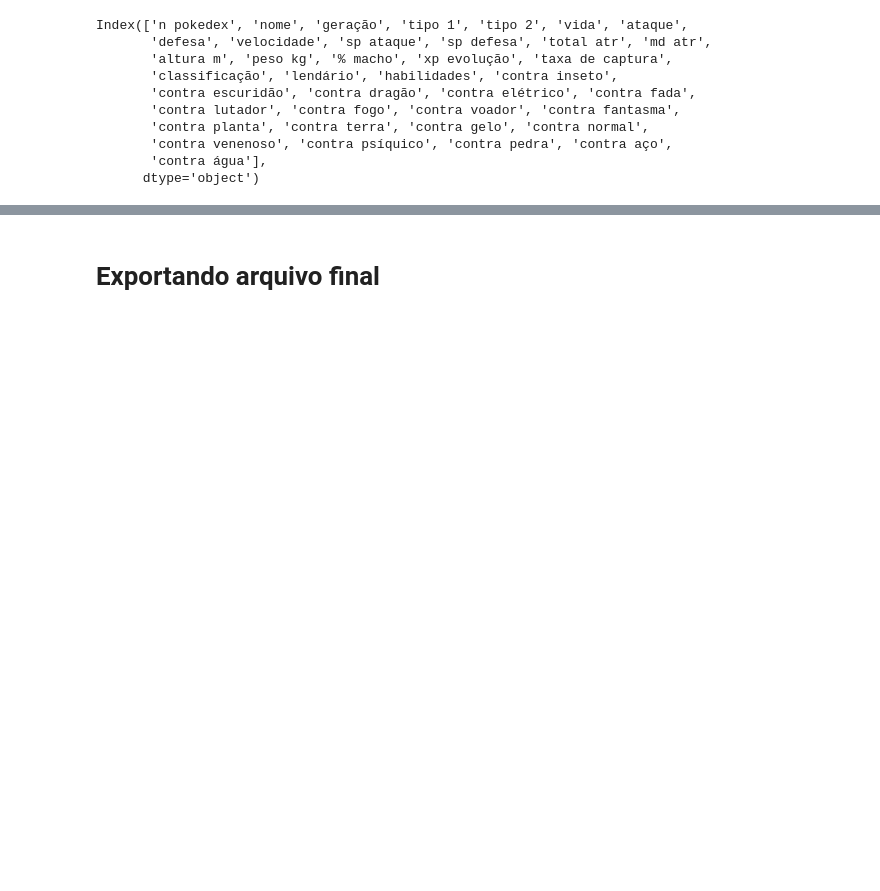
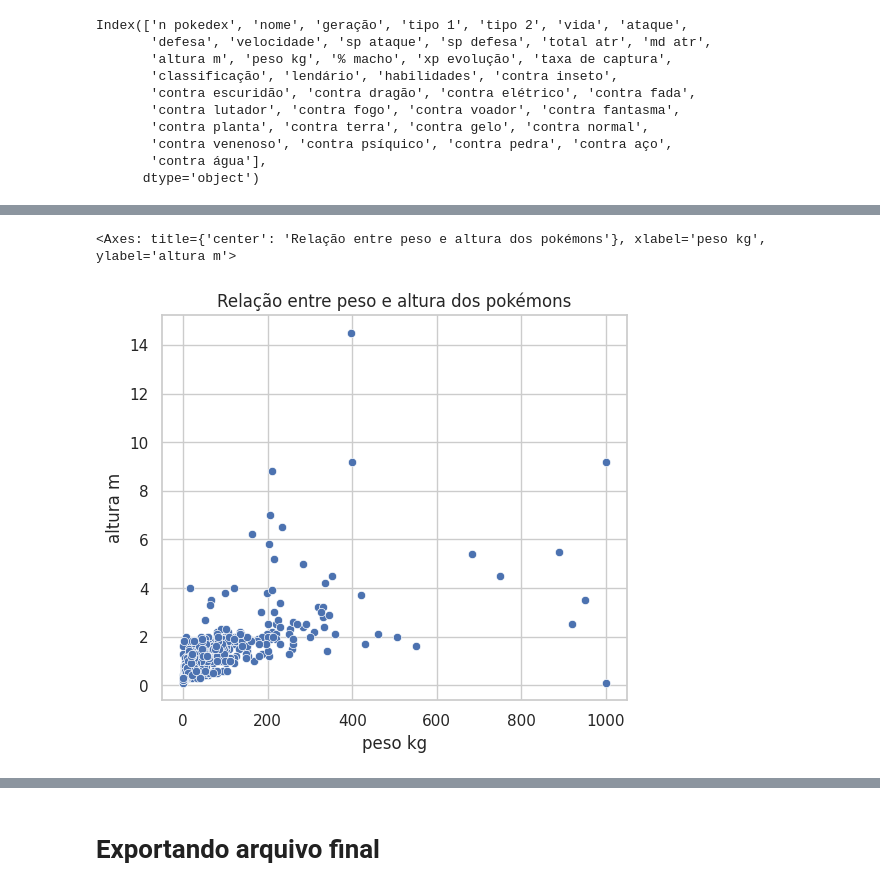
Before and after one commit to lucasfcomaru/Pokemon_dataset_analysis, a Jupyter notebook: Pokémon_dataset_analysis.ipynb, the cells around one changed output, grey strips where cells are left out. Cells and saved outputs as stored; diff of their text form; code cells hidden in the pictures; blank space fills up the shorter version.

```diff
--- a/Pokémon_dataset_analysis.ipynb
+++ b/Pokémon_dataset_analysis.ipynb
@@ -883,0 +937,9 @@ Index(['n pokedex', 'nome', 'geração', 'tipo 1', 'tipo 2', 'vida', 'ataque',
+# %%
+# Relação entre peso e altura dos pokémons
+# Gráfico para entender a relação entre peso e altura dos pokémons
+plt.figure(figsize=(6,5))
+plt.title('Relação entre peso e altura dos pokémons')
+sns.scatterplot(x=df['peso kg'], y=df['altura m'], data=df)
+# %% [output]
+<Axes: title={'center': 'Relação entre peso e altura dos pokémons'}, xlabel='peso kg', ylabel='altura m'>
+[figure, added]
```
Also changed, not shown: parts of 7 cells of this notebook, 1 other file.
